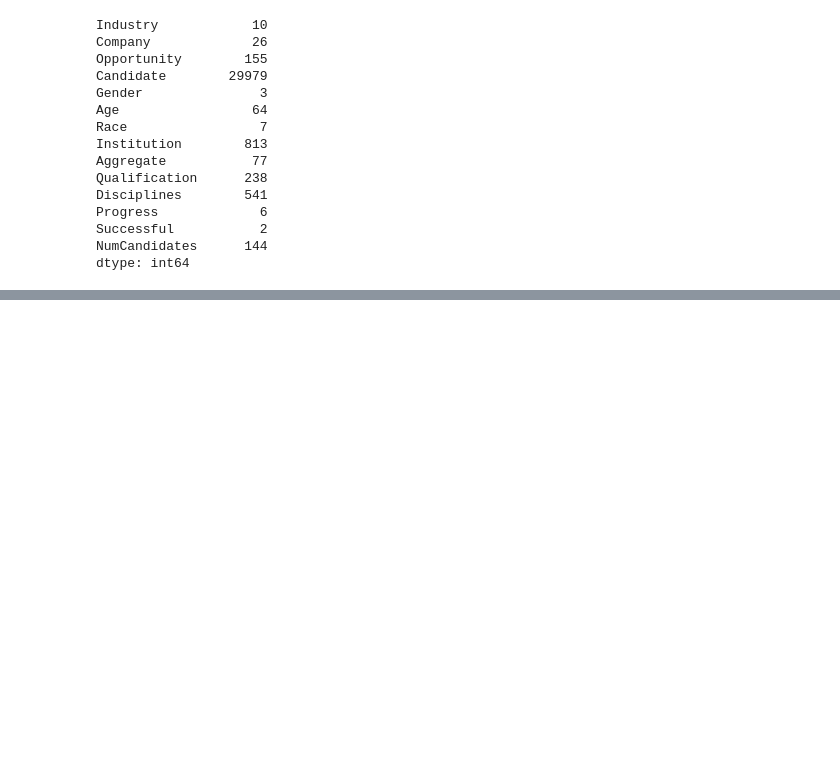
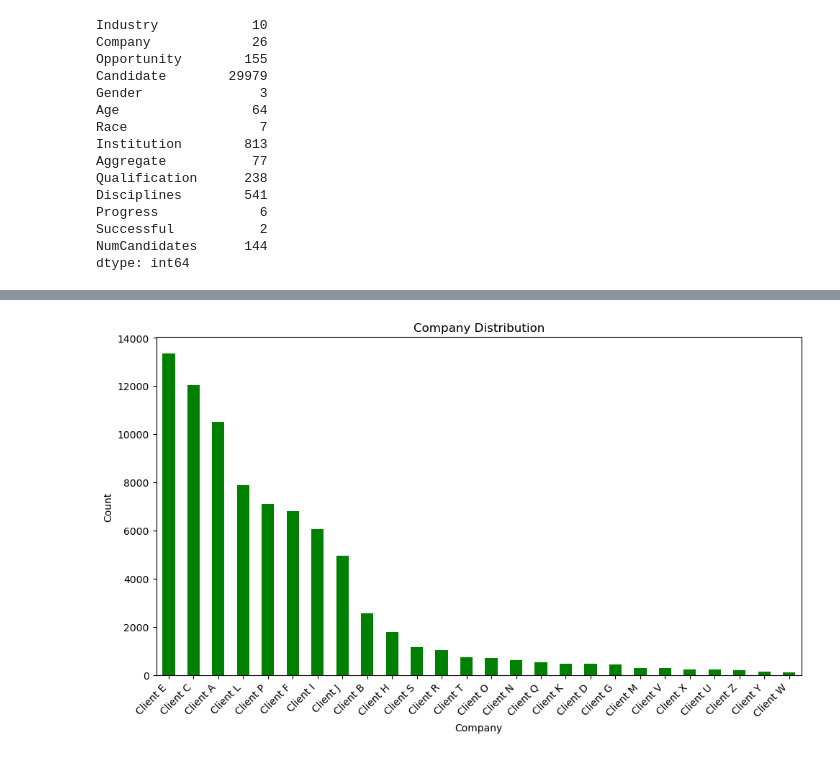
Before and after one commit to siphesihlegema/Student-Success-repo, a Jupyter notebook: notebooks/01_EDA.ipynb, the cells around one changed output, grey strips where cells are left out. Cells and saved outputs as stored; diff of their text form; code cells hidden in the pictures; blank space fills up the shorter version.

```diff
--- a/notebooks/01_EDA.ipynb
+++ b/notebooks/01_EDA.ipynb
@@ -133,2 +182,15 @@ dtype: int64
+# %%
+# diferent Company and their counts
+company = data["Company"].value_counts()
+
+company.plot.bar(color='green', figsize=(10,6))
+plt.title("Company Distribution")
+plt.xlabel("Company")
+plt.ylabel("Count")
+plt.xticks(rotation=45, ha='right')
+plt.tight_layout()
+plt.show()
+# %% [output]
+[figure, added]
 # %%
 # diferent industries and their counts
```
Also changed, not shown: parts of 37 cells of this notebook.
